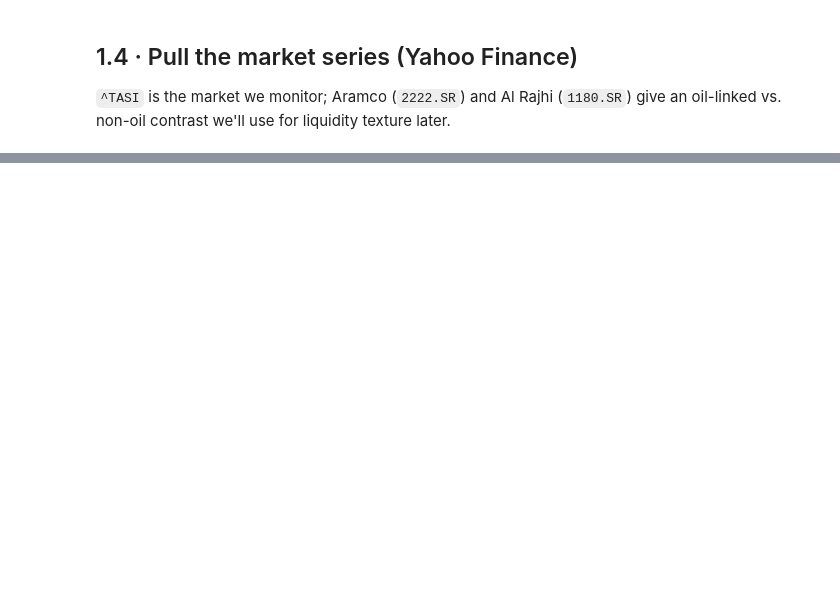
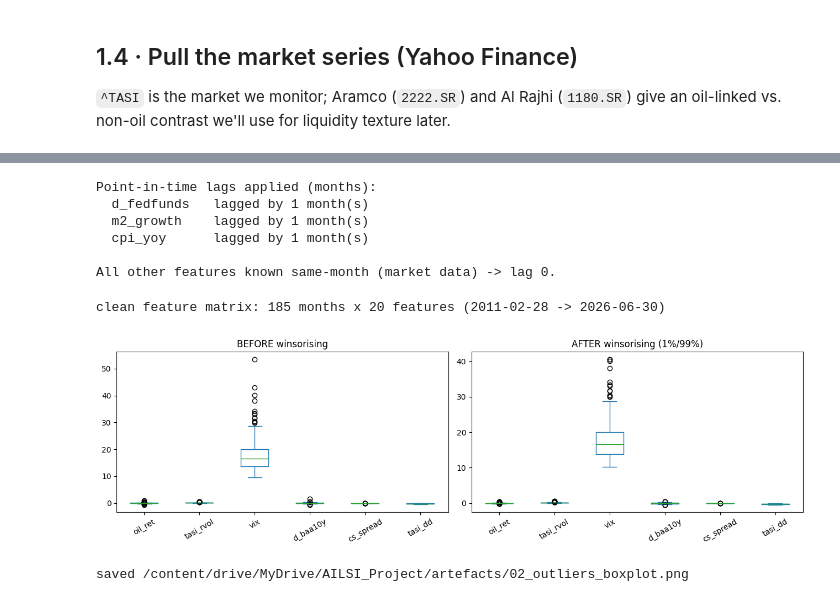
Before and after one commit to Muhfaden/ailsi-tasi, a Jupyter notebook: AILSI_Project.ipynb, the cells around one changed output, grey strips where cells are left out. Drawn from its saved outputs; the diff is of its cells as text; code cells hidden in the pictures; blank space fills up the shorter version.

```diff
--- a/AILSI_Project.ipynb
+++ b/AILSI_Project.ipynb
@@ -418,0 +669,65 @@ raw parquet files on disk: 15
+# %%
+# Map each feature to the publication lag of its macro parent (months).
+lag_by_series = catalogue.set_index("series_id")["release_lag_m"].to_dict()
+feature_lag = {
+    "oil_ret": 0, "usd_chg": 0, "d_dgs10": 0, "d_baa10y": 0, "term_spread": 0,
+    "d_fedfunds": lag_by_series.get("FEDFUNDS", 1),
+    "m2_growth":  lag_by_series.get("M2SL", 1),
+    "cpi_yoy":    lag_by_series.get("CPIAUCSL", 1),
+    "vix": 0, "oil_mom3": 0, "vix_mom3": 0, "oil_x_usd": 0, "oil_x_rates": 0,
+    "tasi_ret": 0, "tasi_rvol": 0, "tasi_parkvol": 0, "tasi_dd": 0,
+    "cs_spread": 0, "amihud": 0, "turnover": 0,
+}
+lagged = {col: f[col].shift(feature_lag.get(col, 0)) for col in f.columns}
+f_pit = pd.DataFrame(lagged, index=f.index)
+
+applied = {k: v for k, v in feature_lag.items() if v > 0 and k in f.columns}
+print("Point-in-time lags applied (months):")
+for k, v in applied.items():
+    print(f"  {k:12s} lagged by {v} month(s)")
+print("\nAll other features known same-month (market data) -> lag 0.")
+# %% [output]
+Point-in-time lags applied (months):
+  d_fedfunds   lagged by 1 month(s)
+  m2_growth    lagged by 1 month(s)
+  cpi_yoy      lagged by 1 month(s)
+
+All other features known same-month (market data) -> lag 0.
+# %%
+import matplotlib.pyplot as plt
+
+# 1) drop near-empty columns (auto-catches any leftover truncated/dead series)
+miss = f_pit.isna().mean().sort_values(ascending=False)
+drop_cols = miss[miss > 0.35].index.tolist()
+if drop_cols:
+    print(f"dropping mostly-missing features (>35% NaN): {drop_cols}")
+f_clean = f_pit.drop(columns=drop_cols)
+
+# 2) drop warm-up rows (YoY needs 12 months); then ffill any tiny interior gaps
+f_clean = f_clean.iloc[12:].copy()
+f_clean = f_clean.ffill().dropna()
+print(f"clean feature matrix: {f_clean.shape[0]} months x {f_clean.shape[1]} features "
+      f"({f_clean.index.min().date()} -> {f_clean.index.max().date()})")
+
+# 3) box plots BEFORE winsorising — a representative handful
+show = [c for c in ["oil_ret", "tasi_rvol", "vix", "d_baa10y", "cs_spread", "tasi_dd"] if c in f_clean]
+fig, ax = plt.subplots(1, 2, figsize=(13, 4))
+f_clean[show].plot(kind="box", ax=ax[0], rot=30); ax[0].set_title("BEFORE winsorising")
+
+# 4) winsorise at 1st/99th percentile (cap, don't drop)
+def winsorise(df, lo=0.01, hi=0.99):
+    out = df.copy()
+    for col in out.columns:
+        ql, qh = out[col].quantile(lo), out[col].quantile(hi)
+        out[col] = out[col].clip(ql, qh)
+    return out
+
+f_w = winsorise(f_clean)
+f_w[show].plot(kind="box", ax=ax[1], rot=30); ax[1].set_title("AFTER winsorising (1%/99%)")
+fig.tight_layout(); fig.savefig(ARTEFACT_DIR / "02_outliers_boxplot.png", dpi=120, bbox_inches="tight")
+plt.show()
+print("saved", ARTEFACT_DIR / "02_outliers_boxplot.png")
+# %% [output]
+clean feature matrix: 185 months x 20 features (2011-02-28 -> 2026-06-30)
+[figure, added]
+saved /content/drive/MyDrive/AILSI_Project/artefacts/02_outliers_boxplot.png
```
Also changed, not shown: parts of 19 cells of this notebook.
